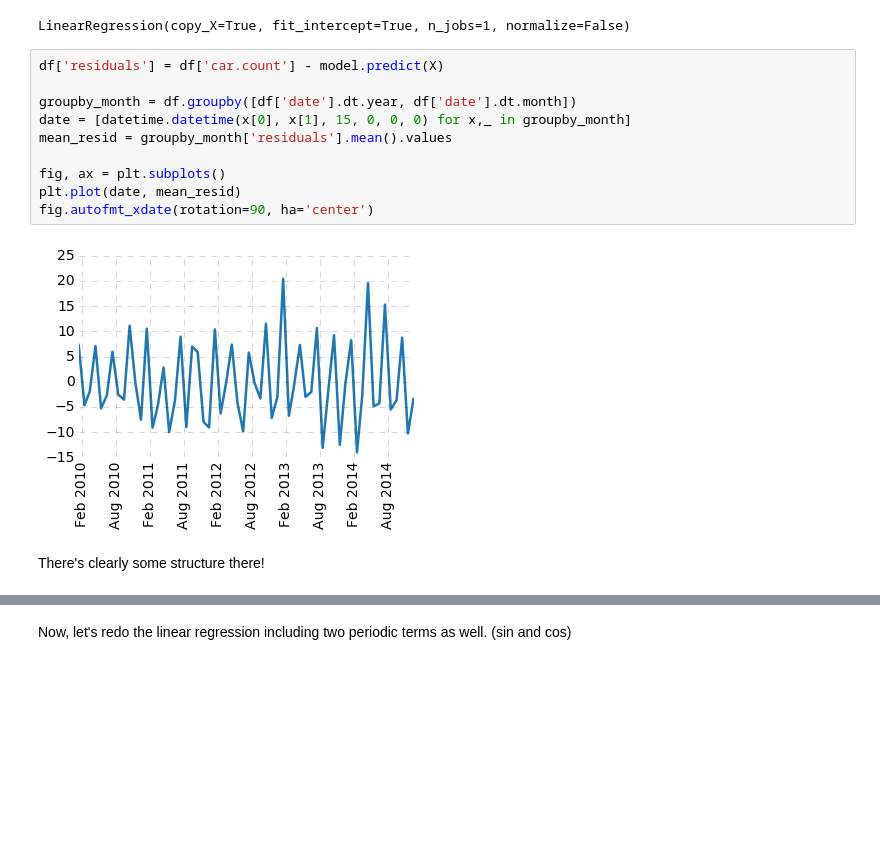
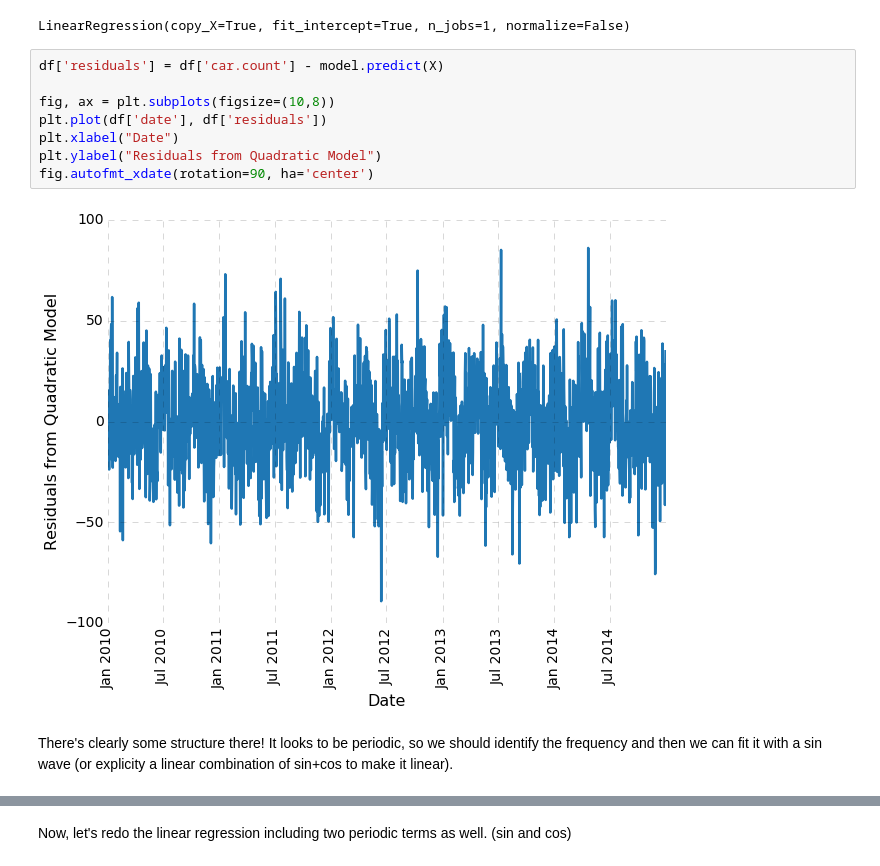
Before and after one commit to richardjcool/CodingTutorials, a Jupyter notebook: InterviewPrep/OI/Car Count Explore.ipynb, the cells around one changed output, grey strips where cells are left out. Cells and saved outputs as stored; diff of their text form; blank space fills up the shorter version.

```diff
--- a/InterviewPrep/OI/Car Count Explore.ipynb
+++ b/InterviewPrep/OI/Car Count Explore.ipynb
@@ -111,16 +115,14 @@ LinearRegression(copy_X=True, fit_intercept=True, n_jobs=1, normalize=False)
 # %%
 df['residuals'] = df['car.count'] - model.predict(X)
 
-groupby_month = df.groupby([df['date'].dt.year, df['date'].dt.month])
-date = [datetime.datetime(x[0], x[1], 15, 0, 0, 0) for x,_ in groupby_month]
-mean_resid = groupby_month['residuals'].mean().values
-
-fig, ax = plt.subplots()
-plt.plot(date, mean_resid)
+fig, ax = plt.subplots(figsize=(10,8))
+plt.plot(df['date'], df['residuals'])
+plt.xlabel("Date")
+plt.ylabel("Residuals from Quadratic Model")
 fig.autofmt_xdate(rotation=90, ha='center')
 # %% [output]
-[figure, old version]
+[figure, new version]
-# %% [markdown]
-There's clearly some structure there!
+# %% [markdown]
+There's clearly some structure there!  It looks to be periodic, so we should identify the frequency and then we can fit it with a sin wave (or explicity a linear combination of sin+cos to make it linear).
 # %%
 # Do an FFT of the residuals to see what frequencies dominate
```
Also changed, not shown: parts of 9 cells of this notebook, 1 other file.
